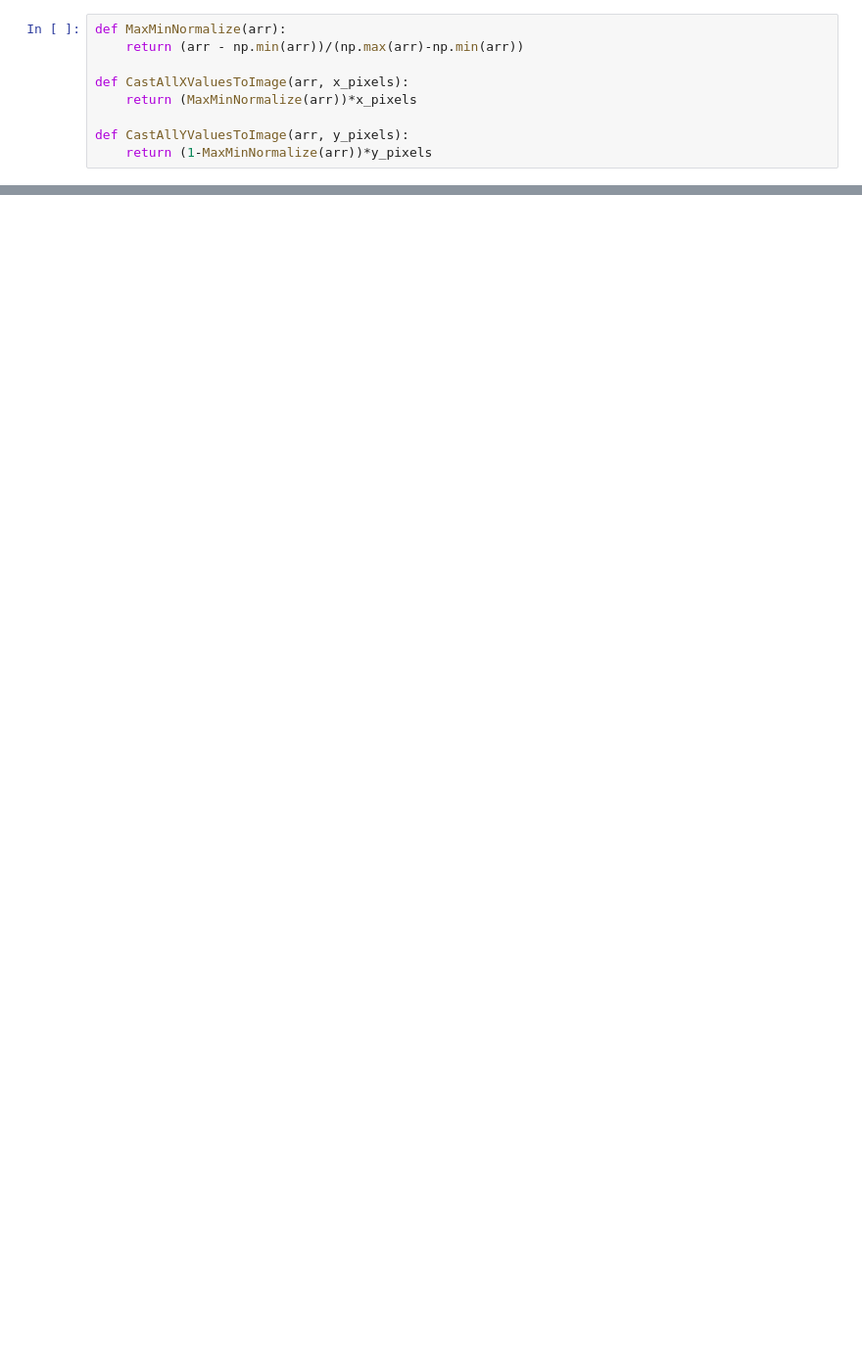
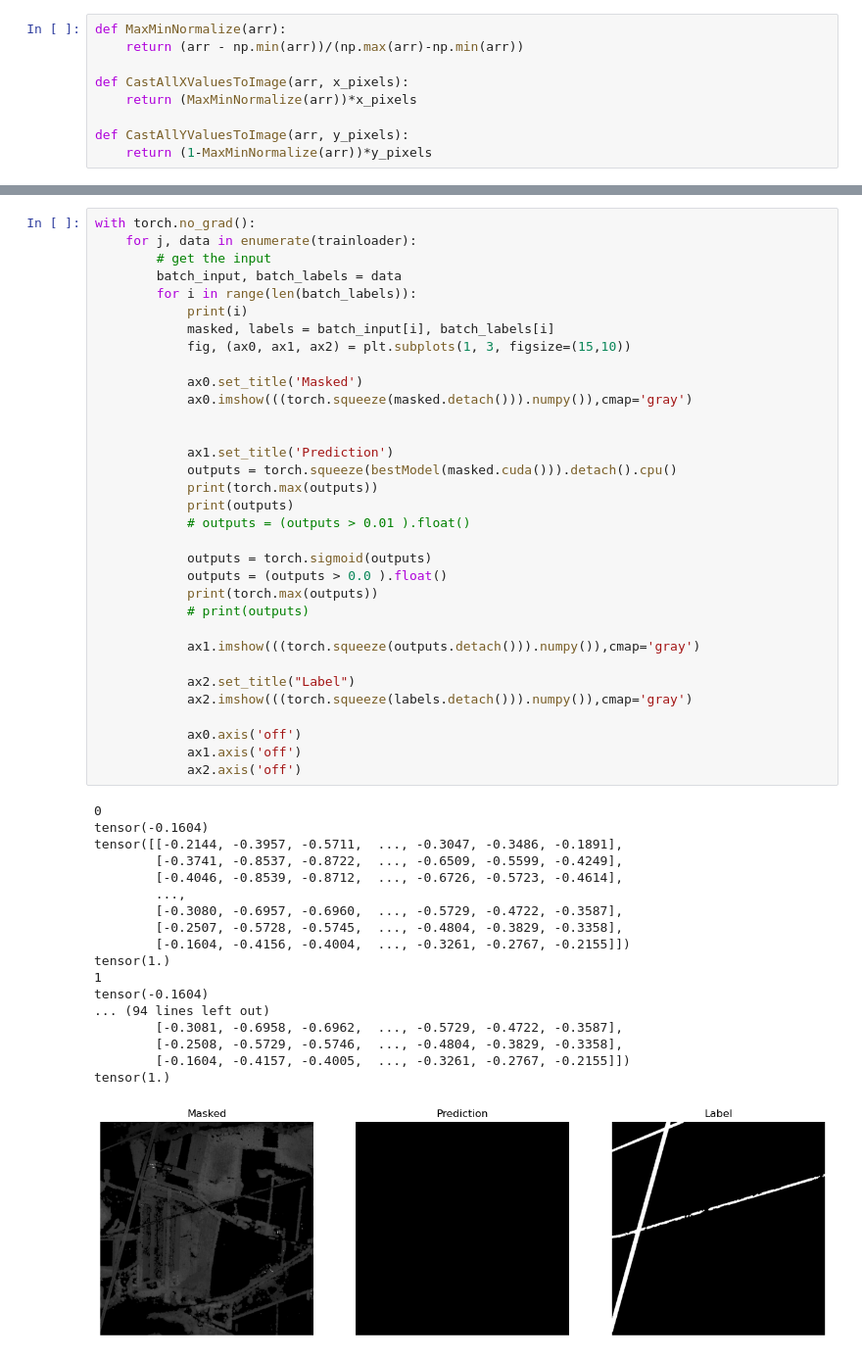
Before and after one commit to j-friis/master-thesis, a Jupyter notebook: Code/CNN-LineDetection.ipynb, the cells around one changed output, grey strips where cells are left out. Shown at 98% size. Cells and saved outputs as stored; diff of their text form; blank space fills up the shorter version.

```diff
--- a/Code/CNN-LineDetection.ipynb
+++ b/Code/CNN-LineDetection.ipynb
@@ -291,0 +396,52 @@ RuntimeError: CUDA out of memory. Tried to allocate 246.00 MiB (GPU 0; 3.94 GiB
+# %%
+with torch.no_grad():
+    for j, data in enumerate(trainloader):
+        # get the input
+        batch_input, batch_labels = data
+        for i in range(len(batch_labels)):
+            print(i)
+            masked, labels = batch_input[i], batch_labels[i]
+            fig, (ax0, ax1, ax2) = plt.subplots(1, 3, figsize=(15,10))
+
+            ax0.set_title('Masked')
+            ax0.imshow(((torch.squeeze(masked.detach())).numpy()),cmap='gray')
+
+
+            ax1.set_title('Prediction')
+            outputs = torch.squeeze(bestModel(masked.cuda())).detach().cpu()
+            print(torch.max(outputs))
+            print(outputs)
+            # outputs = (outputs > 0.01 ).float()
+
+            outputs = torch.sigmoid(outputs)
+            outputs = (outputs > 0.0 ).float()
+            print(torch.max(outputs))
+            # print(outputs)
+
+            ax1.imshow(((torch.squeeze(outputs.detach())).numpy()),cmap='gray')
+
+            ax2.set_title("Label")
+            ax2.imshow(((torch.squeeze(labels.detach())).numpy()),cmap='gray')
+
+            ax0.axis('off')
+            ax1.axis('off')
+            ax2.axis('off')
+# %% [output]
+0
+tensor(-0.1604)
+tensor([[-0.2144, -0.3957, -0.5711,  ..., -0.3047, -0.3486, -0.1891],
+        [-0.3741, -0.8537, -0.8722,  ..., -0.6509, -0.5599, -0.4249],
+        [-0.4046, -0.8539, -0.8712,  ..., -0.6726, -0.5723, -0.4614],
+        ...,
+        [-0.3080, -0.6957, -0.6960,  ..., -0.5729, -0.4722, -0.3587],
+        [-0.2507, -0.5728, -0.5745,  ..., -0.4804, -0.3829, -0.3358],
+        [-0.1604, -0.4156, -0.4004,  ..., -0.3261, -0.2767, -0.2155]])
+tensor(1.)
+1
+tensor(-0.1604)
+... (94 lines left out)
+        [-0.3081, -0.6958, -0.6962,  ..., -0.5729, -0.4722, -0.3587],
+        [-0.2508, -0.5729, -0.5746,  ..., -0.4804, -0.3829, -0.3358],
+        [-0.1604, -0.4157, -0.4005,  ..., -0.3261, -0.2767, -0.2155]])
+tensor(1.)
+[figure, added]
```
Also changed, not shown: parts of 13 cells of this notebook.
